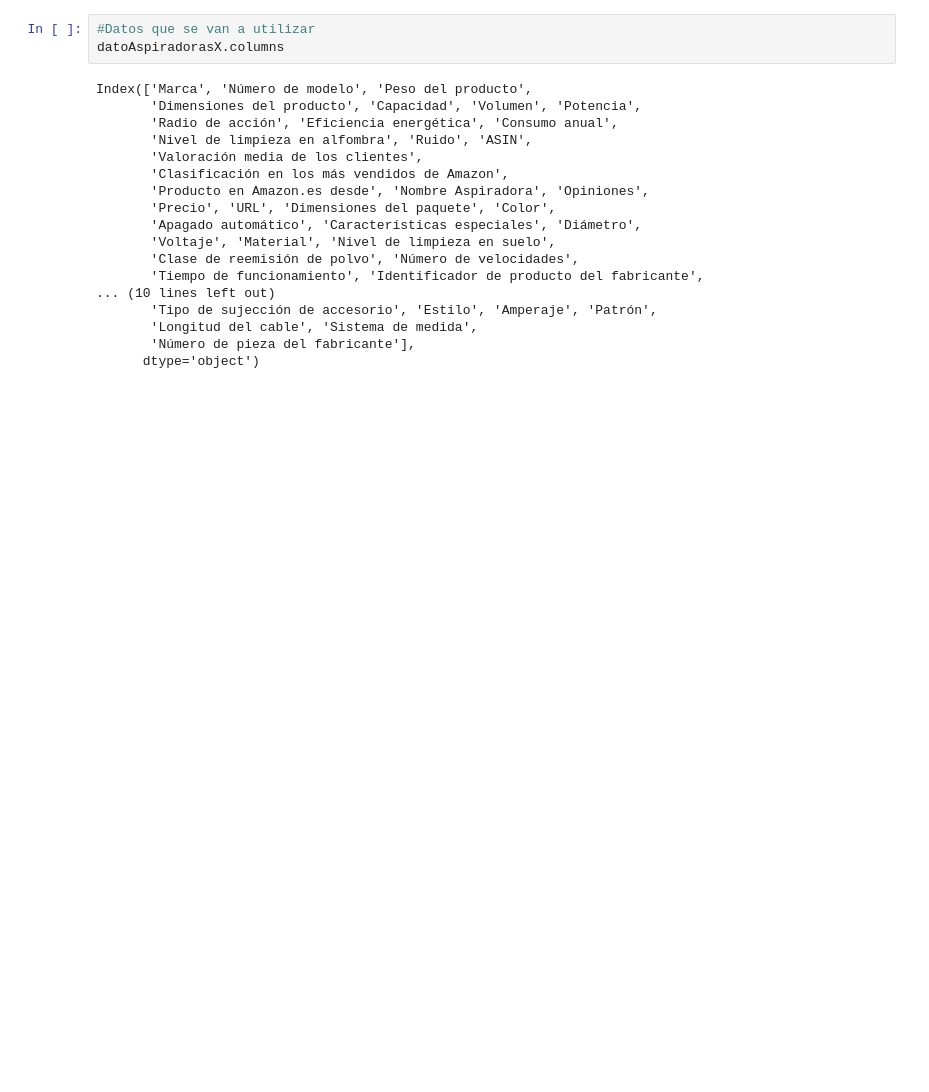
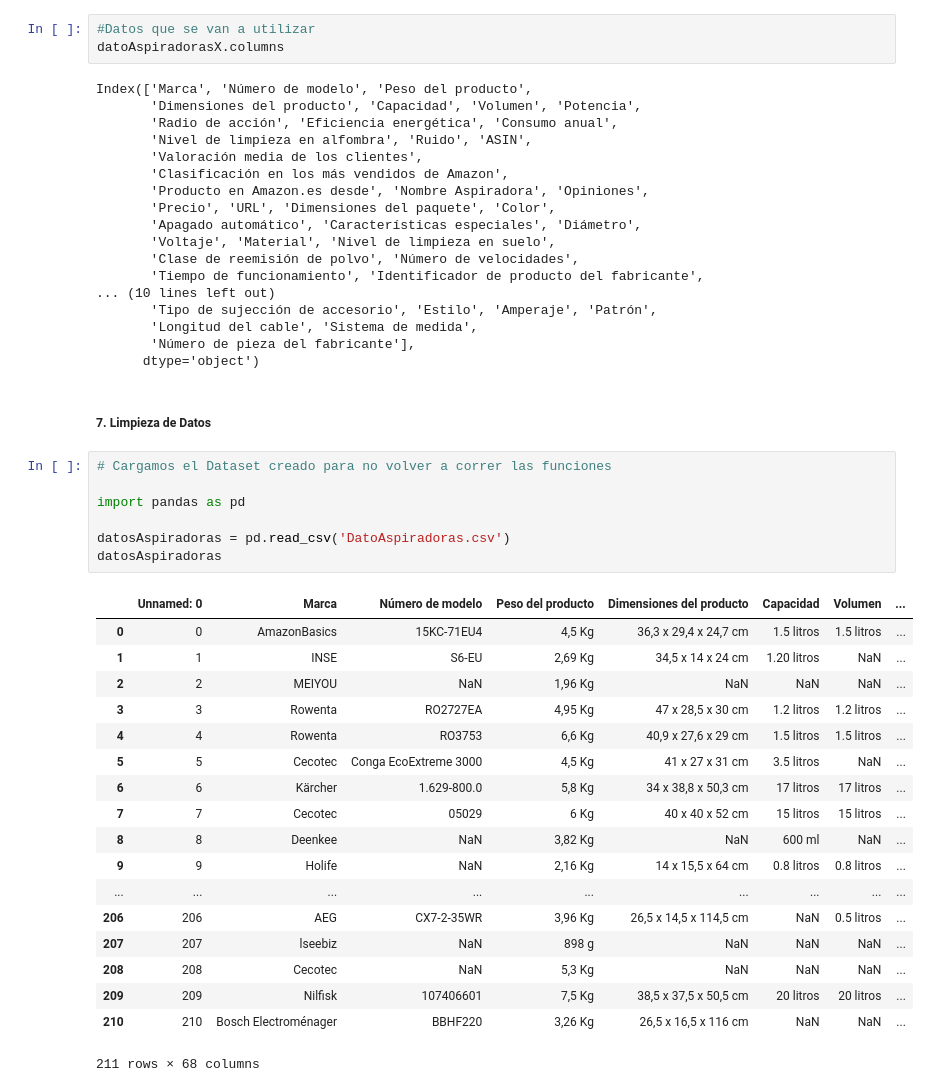
Before and after one commit to xgutierrez/Platzi-DataScienceAmazon, a Jupyter notebook: AnálisisDeAspiradoras.ipynb, the cells around one changed output. Saved outputs shown, nothing was run; the diff lists cells and outputs as text; blank space fills up the shorter version.

Commit message:
Arreglando los valores de las columnas

```diff
--- a/AnálisisDeAspiradoras.ipynb
+++ b/AnálisisDeAspiradoras.ipynb
@@ -411,5 +409,33 @@ Index(['Marca', 'Número de modelo', 'Peso del producto',
        'Longitud del cable', 'Sistema de medida',
        'Número de pieza del fabricante'],
       dtype='object')
+# %% [markdown]
+##### 7. Limpieza de Datos
+# %%
+# Cargamos el Dataset creado para no volver a correr las funciones
+
+import pandas as pd
+
+datosAspiradoras = pd.read_csv('DatoAspiradoras.csv')
+datosAspiradoras
+# %% [output]
+|  | Unnamed: 0 | Marca | Número de modelo | Peso del producto | Dimensiones del producto | Capacidad | Volumen | ... |
+| 0 | 0 | AmazonBasics | 15KC-71EU4 | 4,5 Kg | 36,3 x 29,4 x 24,7 cm | 1.5 litros | 1.5 litros | ... |
+| 1 | 1 | INSE | S6-EU | 2,69 Kg | 34,5 x 14 x 24 cm | 1.20 litros | NaN | ... |
+| 2 | 2 | MEIYOU | NaN | 1,96 Kg | NaN | NaN | NaN | ... |
+| 3 | 3 | Rowenta | RO2727EA | 4,95 Kg | 47 x 28,5 x 30 cm | 1.2 litros | 1.2 litros | ... |
+| 4 | 4 | Rowenta | RO3753 | 6,6 Kg | 40,9 x 27,6 x 29 cm | 1.5 litros | 1.5 litros | ... |
+| 5 | 5 | Cecotec | Conga EcoExtreme 3000 | 4,5 Kg | 41 x 27 x 31 cm | 3.5 litros | NaN | ... |
+| 6 | 6 | Kärcher | 1.629-800.0 | 5,8 Kg | 34 x 38,8 x 50,3 cm | 17 litros | 17 litros | ... |
+| 7 | 7 | Cecotec | 05029 | 6 Kg | 40 x 40 x 52 cm | 15 litros | 15 litros | ... |
+| 8 | 8 | Deenkee | NaN | 3,82 Kg | NaN | 600 ml | NaN | ... |
+| 9 | 9 | Holife | NaN | 2,16 Kg | 14 x 15,5 x 64 cm | 0.8 litros | 0.8 litros | ... |
+| ... | ... | ... | ... | ... | ... | ... | ... | ... |
+| 206 | 206 | AEG | CX7-2-35WR | 3,96 Kg | 26,5 x 14,5 x 114,5 cm | NaN | 0.5 litros | ... |
+| 207 | 207 | lseebiz | NaN | 898 g | NaN | NaN | NaN | ... |
+| 208 | 208 | Cecotec | NaN | 5,3 Kg | NaN | NaN | NaN | ... |
+| 209 | 209 | Nilfisk | 107406601 | 7,5 Kg | 38,5 x 37,5 x 50,5 cm | 20 litros | 20 litros | ... |
+| 210 | 210 | Bosch Electroménager | BBHF220 | 3,26 Kg | 26,5 x 16,5 x 116 cm | NaN | NaN | ... |
+211 rows × 68 columns
 # %%
 # Nuevo dato de aspiradoras
```
Also changed, not shown: parts of 12 cells of this notebook.
